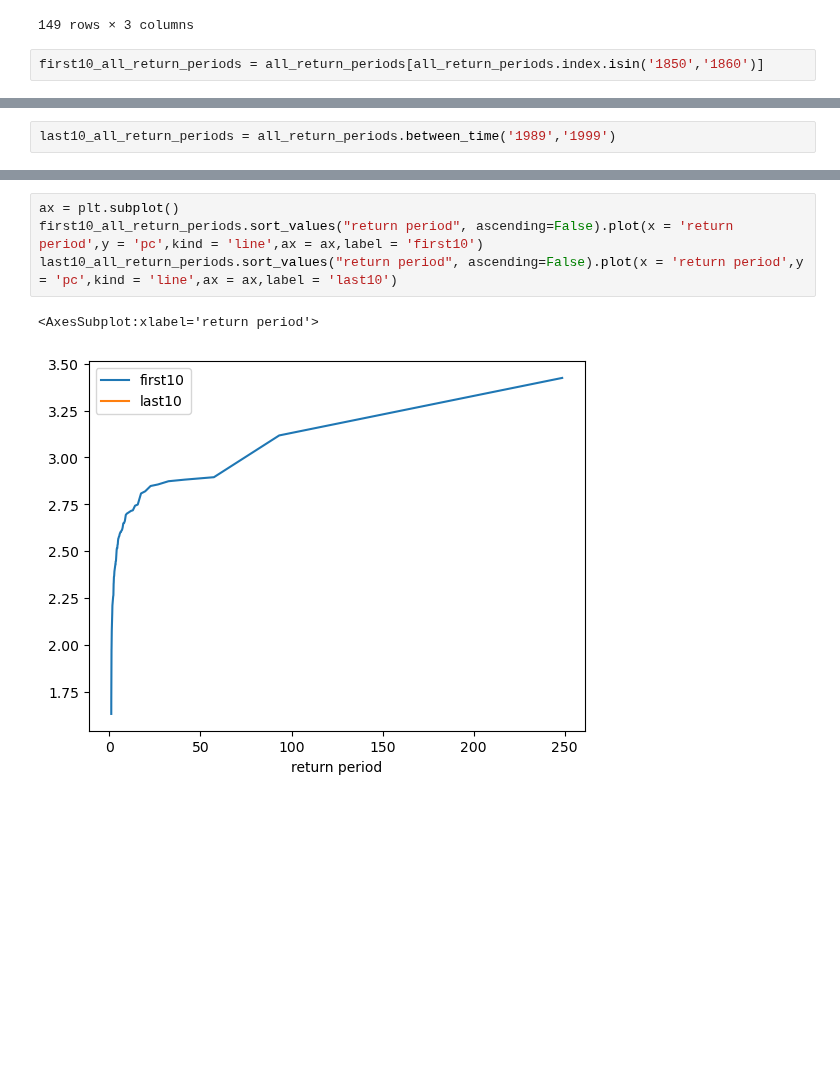
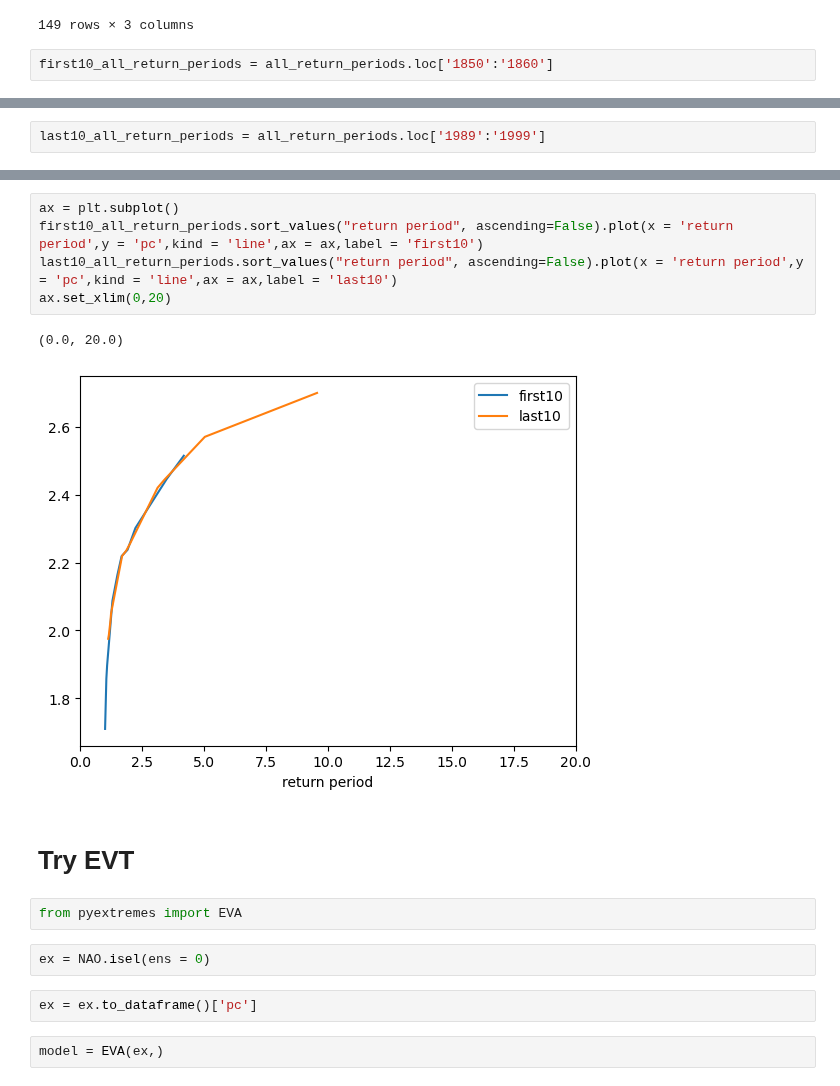
Before and after one commit to liuquan18/Teleconnection, a Jupyter notebook: scripts/EVT/example.ipynb, the cells around one changed output, grey strips where cells are left out. Saved outputs shown, nothing was run; the diff lists cells and outputs as text; blank space fills up the shorter version.

```diff
--- a/scripts/EVT/example.ipynb
+++ b/scripts/EVT/example.ipynb
@@ -168,4 +158,4 @@ all_return_periods
 | 1999-03-16 11:52:00 | 1.985946 | 0.855228 | 1.169279 |
 149 rows × 3 columns
 # %%
-first10_all_return_periods = all_return_periods[all_return_periods.index.isin('1850','1860')]
+first10_all_return_periods = all_return_periods.loc['1850':'1860']
@@ -176,2 +177,2 @@ first10_all_return_periods
 # %%
-last10_all_return_periods = all_return_periods.between_time('1989','1999')
+last10_all_return_periods = all_return_periods.loc['1989':'1999']
@@ -183,7 +195,18 @@ last10_all_return_periods
 # %%
 ax = plt.subplot()
 first10_all_return_periods.sort_values("return period", ascending=False).plot(x = 'return period',y = 'pc',kind = 'line',ax = ax,label = 'first10')
 last10_all_return_periods.sort_values("return period", ascending=False).plot(x = 'return period',y = 'pc',kind = 'line',ax = ax,label = 'last10')
+ax.set_xlim(0,20)
 # %% [output]
-<AxesSubplot:xlabel='return period'>
+(0.0, 20.0)
-[figure, old version]
+[figure, new version]
+# %% [markdown]
+# Try EVT
+# %%
+from pyextremes import EVA
+# %%
+ex = NAO.isel(ens = 0)
+# %%
+ex = ex.to_dataframe()['pc']
+# %%
+model = EVA(ex,)
```
Also changed, not shown: parts of 21 cells of this notebook, 2 other files.
